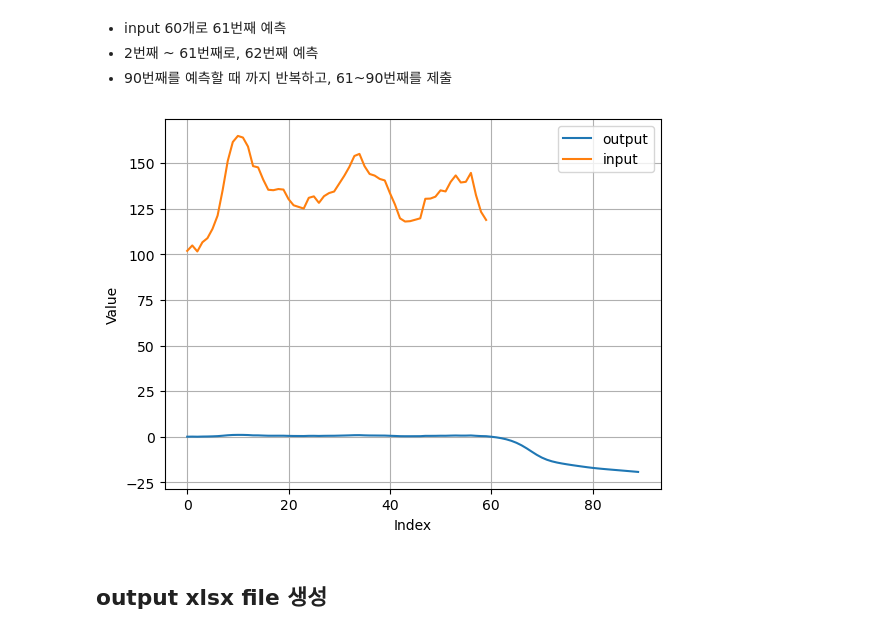
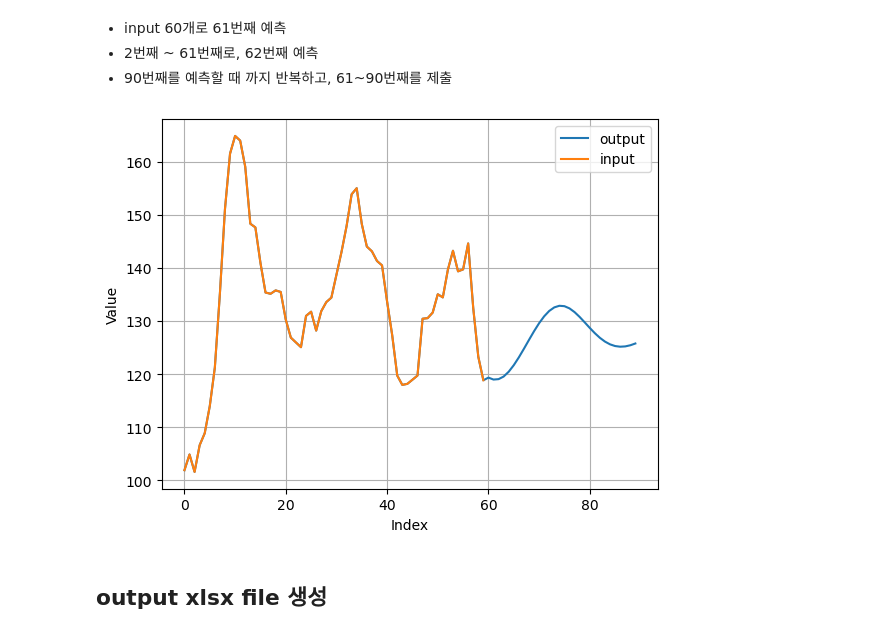
Before and after one commit to jiho264/solarAI, a Jupyter notebook: add_linearinterpolation_and_kalman_minmax.ipynb, the cells around one changed output. Saved outputs shown, nothing was run; the diff lists cells and outputs as text; code cells hidden in the pictures.

Commit message:
interpol,kalman,minmax

```diff
--- a/add_linearinterpolation_and_kalman_minmax.ipynb
+++ b/add_linearinterpolation_and_kalman_minmax.ipynb
@@ -155,7 +163,7 @@ train_interpolated = linear_interpolation_with_replace(train_cut, train, _nan_id
 kalman_estimations = apply_kalman_smoothing(train_interpolated)
 
 
-scaled_data, min_val, max_val = min_max_scaling(kalman_estimations)
+
 
 
 
@@ -219,7 +227,6 @@ class LossHistory(Callback):
 
 
 loss_callback = LossHistory()
-
 
 # RMSE 손실 함수 정의
 def rmse_loss(y_true, y_pred):
@@ -239,13 +246,14 @@ def rmse_loss(y_true, y_pred):
 
 def create_lstm_model(input_shape):
     model = keras.Sequential()
-    model.add(keras.layers.LSTM(units=80, input_shape=input_shape, return_sequences=True))  # 첫 번째 LSTM 레이어
+    model.add(keras.layers.LSTM(units=96, input_shape=input_shape, return_sequences=True))  # 첫 번째 LSTM 레이어
     #model.add(keras.layers.LSTM(units=50, return_sequences=True))  # 두 번째 LSTM 레이어
-    model.add(keras.layers.LSTM(units=80))
-    model.add(keras.layers.Dense(20, activation='relu'))
+    model.add(keras.layers.LSTM(units=96))
+    model.add(keras.layers.Dense(64, activation='relu'))
+    model.add(keras.layers.Dense(32, activation='relu'))
     model.add(keras.layers.Dense(1))
-    model.compile(optimizer='adam', loss=rmse_loss)
-    #model.compile(optimizer='adam', loss='mean_squared_error', metrics=['RootMeanSquaredError'])
+    #model.compile(optimizer='adam', loss=rmse_loss)
+    model.compile(optimizer='adam', loss='mean_squared_error', metrics=['RootMeanSquaredError'])
     return model
 
 
@@ -312,10 +320,12 @@ plt.show()
 # %%
 def prediction(_input, _model):
     _copy = _input.copy()
-    scaled_data, min_val, max_val = min_max_scaling(_copy)
 
-    scaled_data_mean = np.mean(scaled_data)
-    scaled_data = scaled_data - scaled_data_mean
+
+    _copy_mean = np.mean(_copy)
+    _copy_sub_mean = _copy - _copy_mean
+    scaled_data, min_val, max_val = min_max_scaling(_copy_sub_mean)
+
 
     # sub mean은 학습할때만 해주면 됨.
     # training시의 sub mean은 make dataset에서 해줌.
@@ -323,17 +333,17 @@ def prediction(_input, _model):
     for i in tqdm(range(30)):
         _output = _model.predict(
             scaled_data[np.newaxis, i:i+INPUT_DAYS, np.newaxis], verbose=0)
-        scaled_data = np.concatenate((_result, _output[0]), axis=0)
+        scaled_data = np.concatenate((scaled_data, _output[0]), axis=0)
 
     # Subtract mean했던거 다시 더해주기
-    original_data_recovered = min_max_inverse_scaling(_result, min_val, max_val)
-    scaled_data = scaled_data + scaled_data_mean
+    _rescaled_data = min_max_inverse_scaling(scaled_data, min_val, max_val)
+    _rescaled_data = _rescaled_data + _copy_mean
 
     #_result = original_data_recovered
-    _summit = original_data_recovered[-30:]
+    _summit = _rescaled_data[-30:]
 
     plt.figure()
-    plt.plot(_result, label='output')
+    plt.plot(_rescaled_data, label='output')
     plt.plot(_copy, label='input')
     plt.xlabel('Index')
     plt.ylabel('Value')
@@ -341,7 +351,7 @@ def prediction(_input, _model):
     plt.grid(True)
     plt.show()
 
-    return _summit, _result
+    return _rescaled_data, _summit
 # %% [markdown]
 - input 60개로 61번째 예측
 - 2번째 ~ 61번째로, 62번째 예측
@@ -349,13 +359,11 @@ def prediction(_input, _model):
 # %%
 #_final_result = prediction(test, first_lstm_model)
 ######################################################
 kalman_estimations = apply_kalman_smoothing(test)
 
-_summit, _result = prediction(kalman_estimations, first_lstm_model)
-
-_final_result = _result[-30:]
+_rescaled_data, _final_result = prediction(kalman_estimations, first_lstm_model)
 # %% [output]
-[figure, old version]
+[figure, new version]
 # %% [markdown]
 ## output xlsx file 생성
 # %%
```
Also changed, not shown: parts of 4 cells of this notebook.
